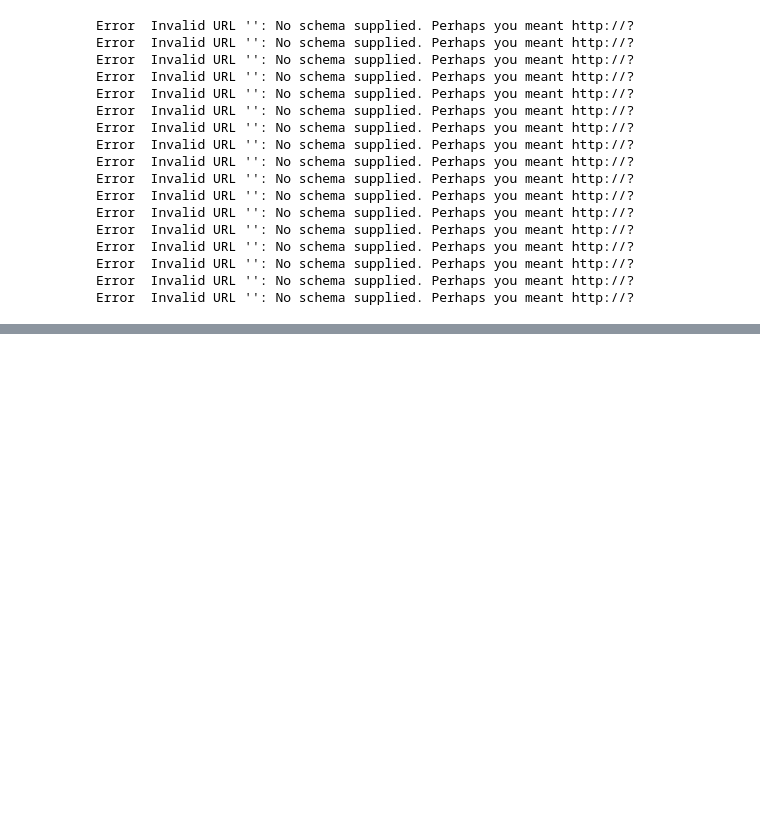
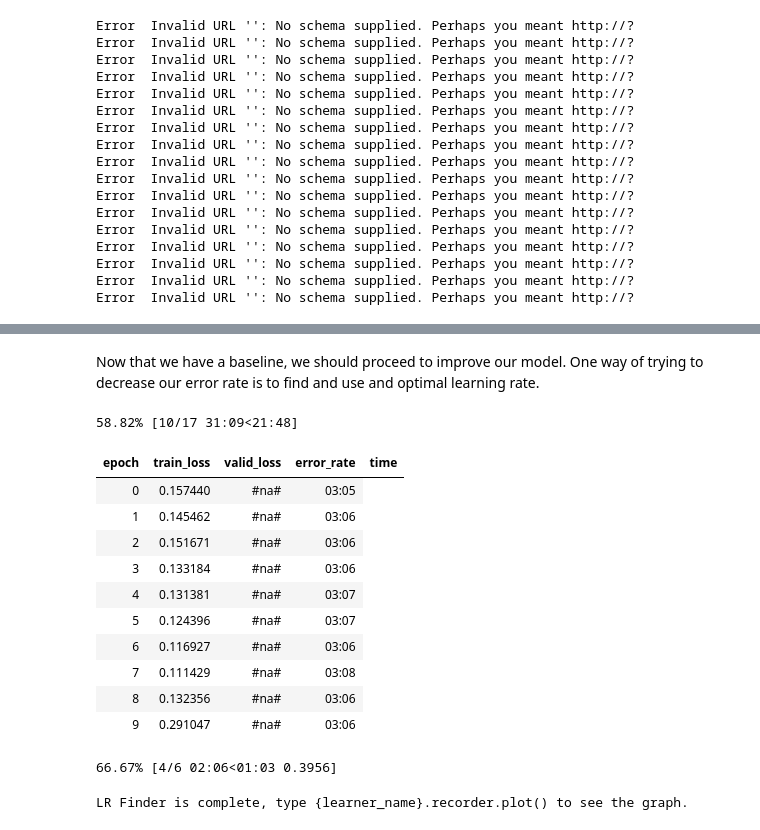
Before and after one commit to harshitha444/Weather-Image-Classification, a Jupyter notebook: Weather_Image_Classification.ipynb, the cells around one changed output, grey strips where cells are left out. Drawn from its saved outputs; the diff is of its cells as text; code cells hidden in the pictures; blank space fills up the shorter version.

```diff
--- a/Weather_Image_Classification.ipynb
+++ b/Weather_Image_Classification.ipynb
@@ -84,0 +141,2 @@ classes = ["rain", "snow", "sunny"]
+# %% [markdown]
+Now that we have a baseline, we should proceed to improve our model. One way of trying to decrease our error rate is to find and use and optimal learning rate.
@@ -84,0 +145,17 @@ classes = ["rain", "snow", "sunny"]
+# %%
+model.lr_find()
+# %% [output]
+58.82% [10/17 31:09<21:48]
+| epoch | train_loss | valid_loss | error_rate | time |
+| 0 | 0.157440 | #na# | 03:05 |
+| 1 | 0.145462 | #na# | 03:06 |
+| 2 | 0.151671 | #na# | 03:06 |
+| 3 | 0.133184 | #na# | 03:06 |
+| 4 | 0.131381 | #na# | 03:07 |
+| 5 | 0.124396 | #na# | 03:07 |
+| 6 | 0.116927 | #na# | 03:06 |
+| 7 | 0.111429 | #na# | 03:08 |
+| 8 | 0.132356 | #na# | 03:06 |
+| 9 | 0.291047 | #na# | 03:06 |
+66.67% [4/6 02:06<01:03 0.3956]
+LR Finder is complete, type {learner_name}.recorder.plot() to see the graph.
```
Also changed, not shown: parts of 21 cells of this notebook.
